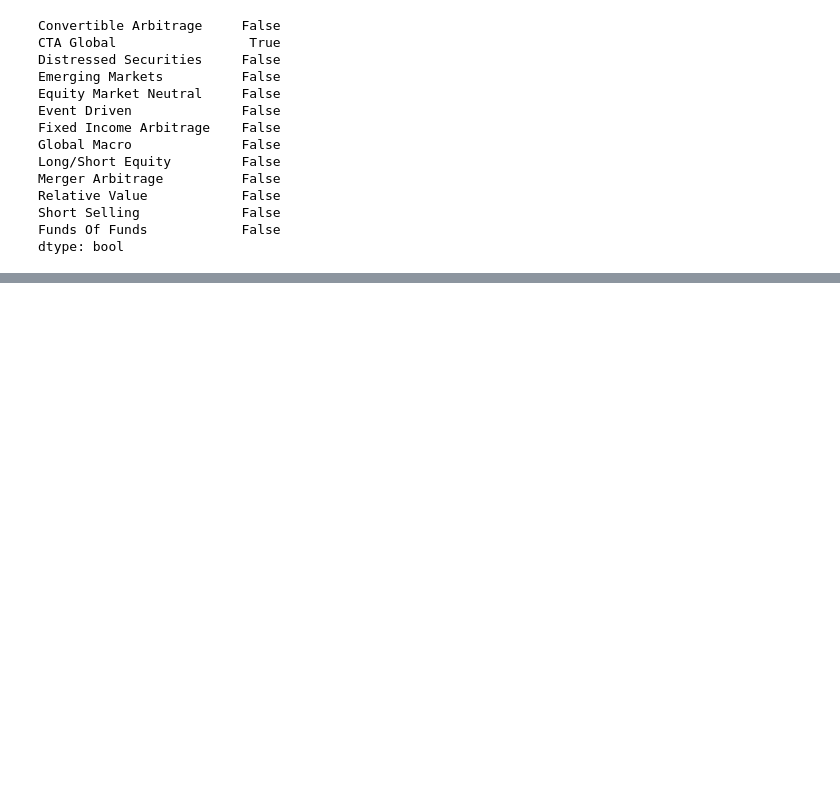
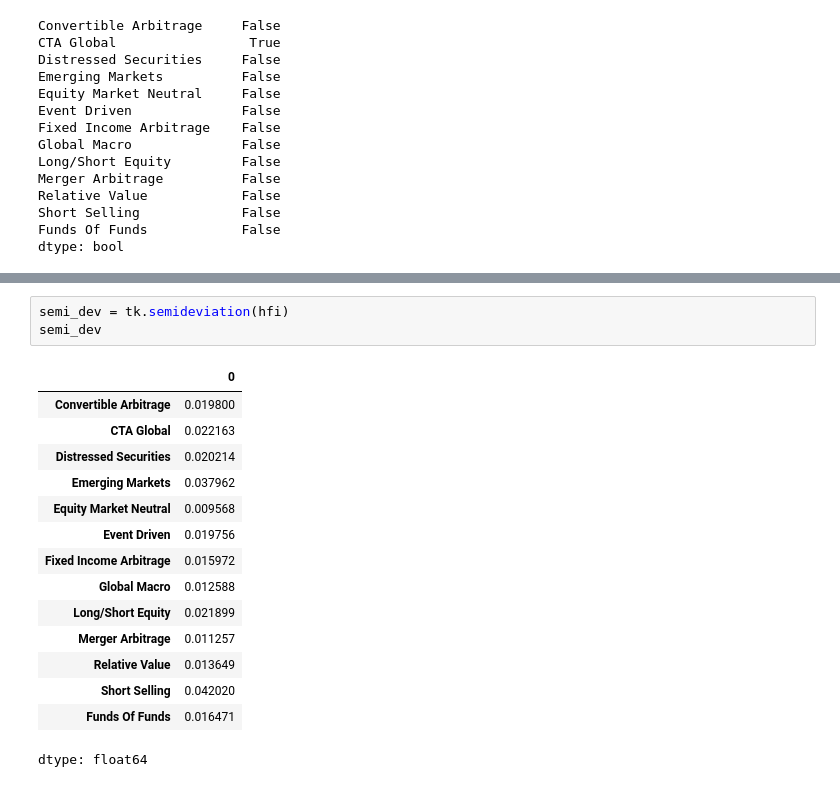
Before and after one commit to Terry4715/MVO-backtest, a Jupyter notebook: codeAlong.ipynb, the cells around one changed output, grey strips where cells are left out. Saved outputs shown, nothing was run; the diff lists cells and outputs as text; blank space fills up the shorter version.

```diff
--- a/codeAlong.ipynb
+++ b/codeAlong.ipynb
@@ -181,0 +206,19 @@ dtype: bool
+# %%
+semi_dev = tk.semideviation(hfi)
+semi_dev
+# %% [output]
+|  | 0 |
+| Convertible Arbitrage | 0.019800 |
+| CTA Global | 0.022163 |
+| Distressed Securities | 0.020214 |
+| Emerging Markets | 0.037962 |
+| Equity Market Neutral | 0.009568 |
+| Event Driven | 0.019756 |
+| Fixed Income Arbitrage | 0.015972 |
+| Global Macro | 0.012588 |
+| Long/Short Equity | 0.021899 |
+| Merger Arbitrage | 0.011257 |
+| Relative Value | 0.013649 |
+| Short Selling | 0.042020 |
+| Funds Of Funds | 0.016471 |
+dtype: float64
```
Also changed, not shown: parts of 10 cells of this notebook.
